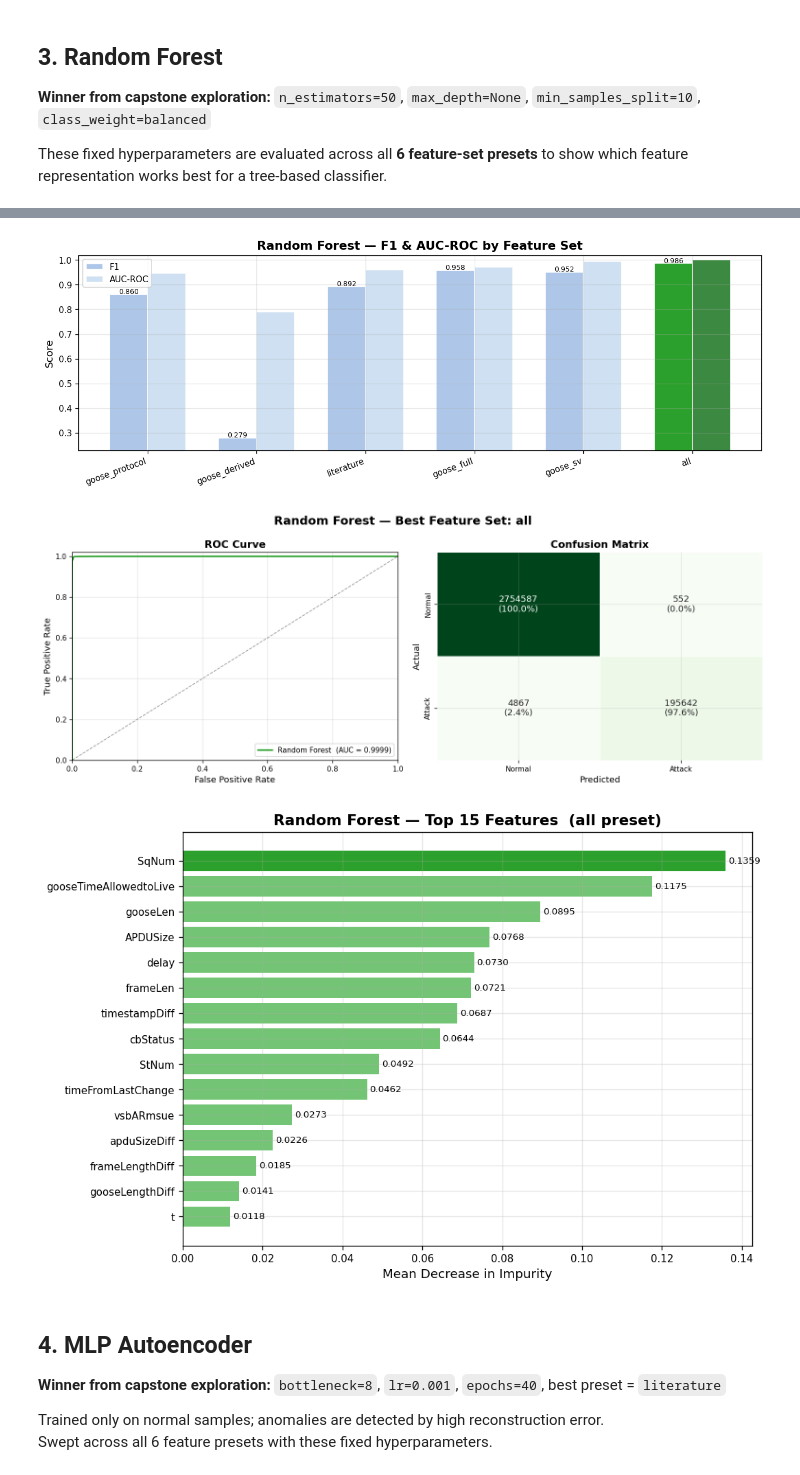
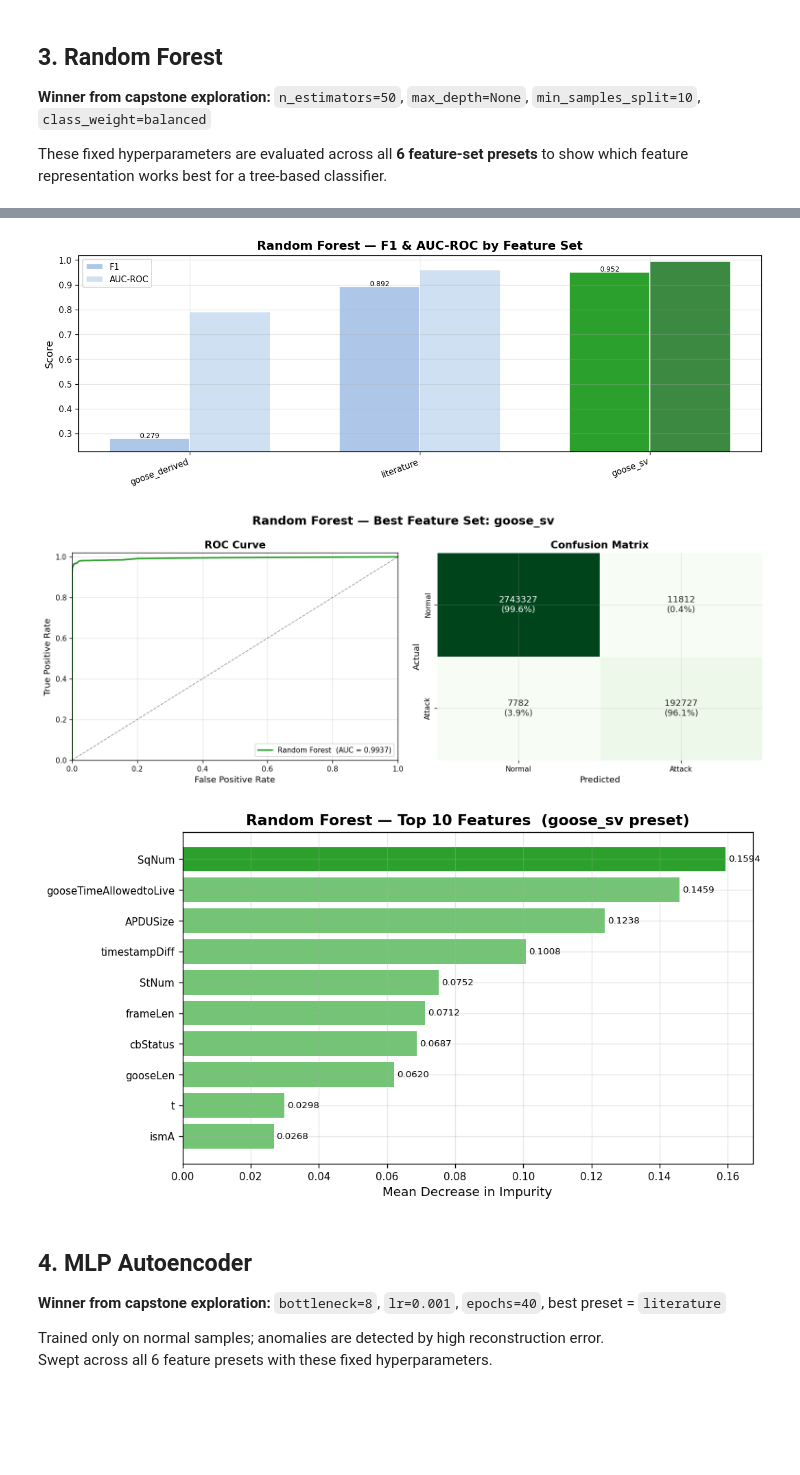
Before and after one commit to josephmoore99/Capstone-Project-IEC-61850-Anomaly-Detection, a Jupyter notebook: optimized_models.ipynb, the cells around one changed output, grey strips where cells are left out. Cells and saved outputs as stored; diff of their text form; code cells hidden in the pictures; blank space fills up the shorter version.

```diff
--- a/optimized_models.ipynb
+++ b/optimized_models.ipynb
@@ -170,7 +251,7 @@ FEATURE_PRESETS = {
 }
 
 # Ordered list of presets evaluated in every model's feature-set sweep
-SWEEP_PRESETS = ['goose_protocol', 'goose_derived', 'literature', 'goose_full', 'goose_sv', 'all']
+SWEEP_PRESETS = ['goose_derived', 'literature', 'goose_sv']
 
 _data_cache: dict   = {}
 _loader_cache: dict = {}   # keyed by (preset, seq_len) — shared across all seq models
@@ -244,7 +325,7 @@ class SequenceDataset(Dataset):
 
 def build_sequence_loaders(X_tr, y_tr, X_te, y_te,
                            seq_len=10, batch_size=512,
-                           max_train=300_000, max_test=500_000):
+                           max_train=400_000, max_test=500_000):
     train_ds  = SequenceDataset(X_tr, y_tr, seq_len, normal_only=True,
                                 max_samples=max_train, verbose=False)
     test_ds   = SequenceDataset(X_te, y_te, seq_len, normal_only=False,
@@ -312,7 +393,7 @@ def build_mlp_ae(in_dim: int, bottleneck: int) -> nn.Sequential:
 # ══════════════════════════════════════════════════════════════════════════════
 # TRAINING HELPERS
 # ══════════════════════════════════════════════════════════════════════════════
-def train_ae_flat(model, train_dl, n_epochs, lr, dev, desc='AE', patience=10):
+def train_ae_flat(model, train_dl, n_epochs, lr, dev, desc='AE', patience=15):
     opt, crit = optim.Adam(model.parameters(), lr=lr), nn.MSELoss()
     scaler    = GradScaler('cuda', enabled=(dev.type == 'cuda'))
     losses, best_l, wait = [], float('inf'), 0
@@ -333,7 +414,7 @@ def train_ae_flat(model, train_dl, n_epochs, lr, dev, desc='AE', patience=10):
     return losses
 
 
-def train_seq_model(model, train_dl, n_epochs, lr, dev, desc='Model', patience=10):
+def train_seq_model(model, train_dl, n_epochs, lr, dev, desc='Model', patience=15):
     opt, crit = optim.Adam(model.parameters(), lr=lr), nn.MSELoss()
     scaler    = GradScaler('cuda', enabled=(dev.type == 'cuda'))
     losses, best_l, wait = [], float('inf'), 0
@@ -561,14 +639,14 @@ plot_roc(ax1, fpr, tpr, best_rf['auc_roc'], label='Random Forest', color='#2ca02
 plot_cm(ax2, confusion_matrix(best_rf['y_te'], best_rf['y_pred']), cmap='Greens')
 plt.tight_layout(); plt.show()
 
-# ── Chart 3: Top-15 feature importances (best preset) ─────────────────────────
+# ── Chart 3: Top-10 feature importances (best preset) ─────────────────────────
 fi = pd.Series(best_rf['model'].feature_importances_,
-               index=best_rf['feat_names']).nlargest(15).sort_values()
-fig, ax = plt.subplots(figsize=(9, 6))
+               index=best_rf['feat_names']).nlargest(10).sort_values()
+fig, ax = plt.subplots(figsize=(9, 5))
 ax.barh(fi.index, fi.values,
         color=['#2ca02c' if v == fi.max() else '#74c476' for v in fi])
 ax.set_xlabel('Mean Decrease in Impurity')
-ax.set_title(f'Random Forest — Top 15 Features  ({best_rf_preset} preset)',
+ax.set_title(f'Random Forest — Top 10 Features  ({best_rf_preset} preset)',
              fontweight='bold')
 for i, v in enumerate(fi.values):
     ax.text(v + fi.max() * 0.005, i, f'{v:.4f}', va='center', fontsize=8)
@@ -594,6 +674,6 @@ weighted avg       1.00      1.00      1.00   2955648
-[figure, old version]
+[figure, new version]
-[figure, old version]
+[figure, new version]
-[figure, old version]
+[figure, new version]
 # %% [markdown]
 ## 4. MLP Autoencoder
 
```
Also changed, not shown: parts of 13 cells of this notebook.
